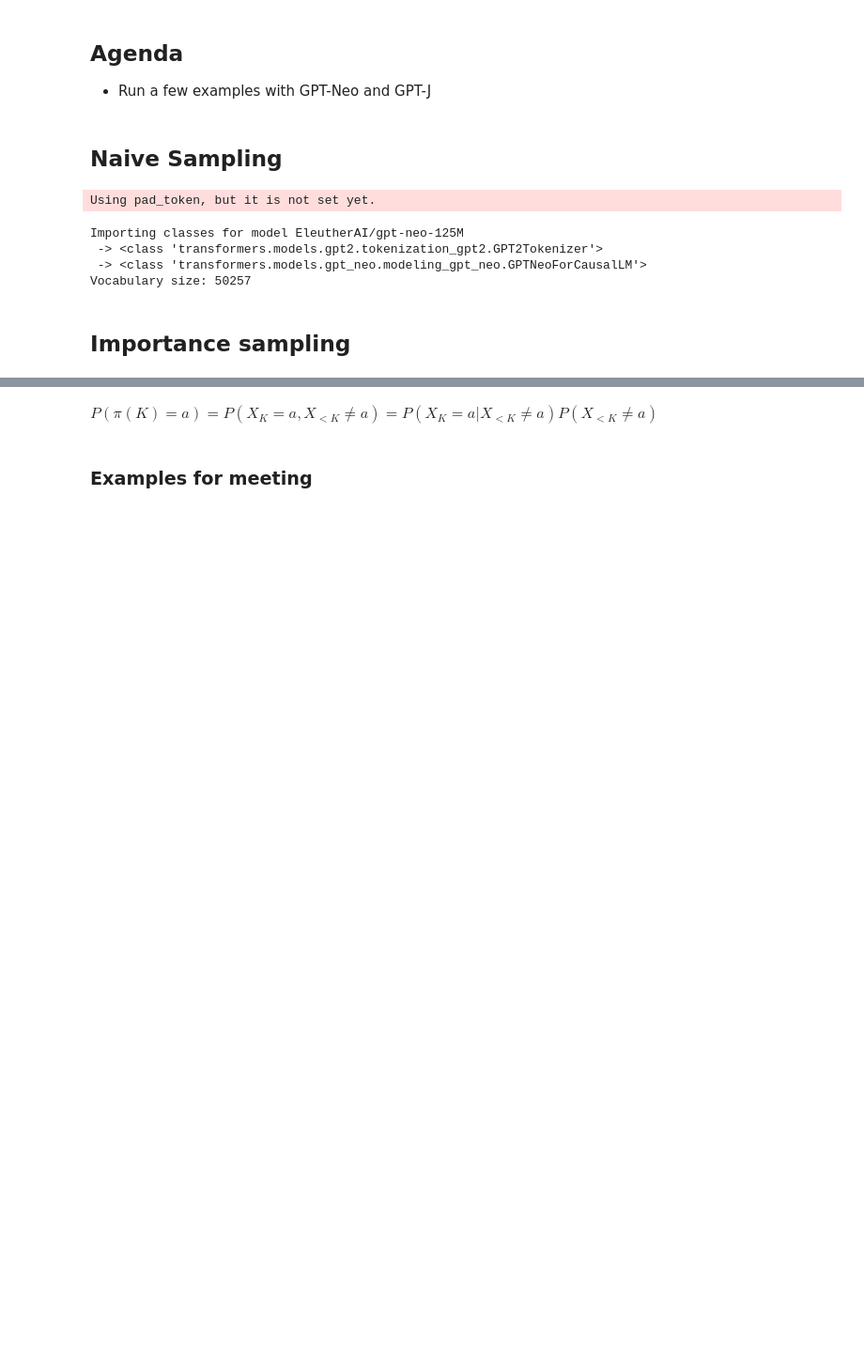
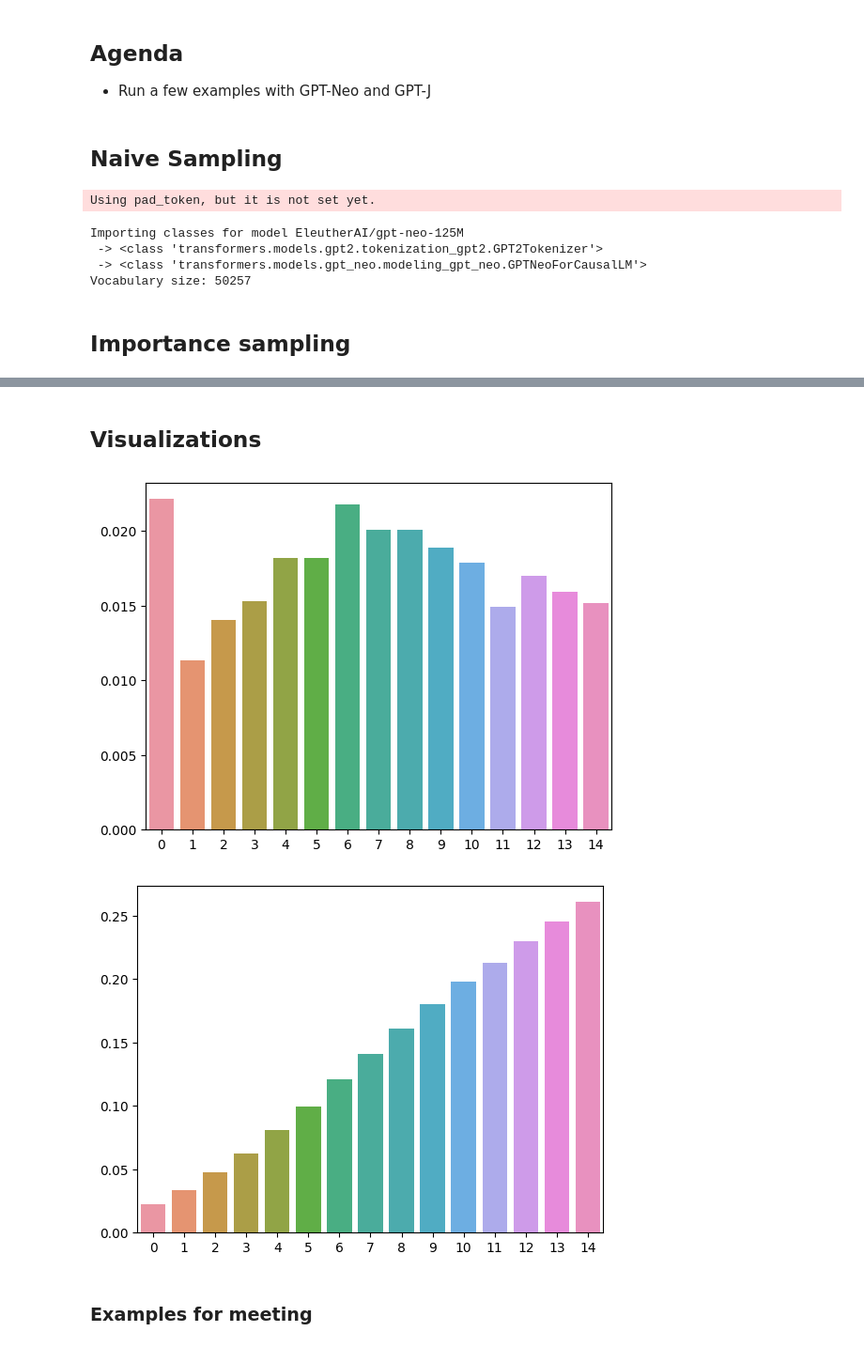
Before and after one commit to PastelBelem8/constrained-decoding, a Jupyter notebook: empirical-tests-2023-01-24.ipynb, the cells around one changed output, grey strips where cells are left out. Shown at 94% size. Saved outputs shown, nothing was run; the diff lists cells and outputs as text; code cells hidden in the pictures; blank space fills up the shorter version.

```diff
--- a/empirical-tests-2023-01-24.ipynb
+++ b/empirical-tests-2023-01-24.ipynb
@@ -69,0 +74,2 @@ sns.barplot(x=np.arange(len(hit_probs)), y=np.array(hit_probs))
+# %% [markdown]
+## Visualizations
@@ -70,3 +81,11 @@ sns.barplot(x=np.arange(len(hit_probs)), y=np.array(hit_probs))
+# %%
+sns.barplot(x=np.arange(len(hit_probs)), y=np.array(hit_probs))
+plt.show()
+sns.barplot(x=np.arange(len(hit_probs)), y=np.array(hit_probs).cumsum())
+plt.show()
+# %% [output]
+[figure, added]
+[figure, added]
 # %%
 def compute_mean_std(array, stepsize=5):
     means = []
@@ -88,8 +107,6 @@ def compute_mean_std(array, stepsize=5):
         ids.append(len(array))
 
     return means, stds, ids
-# %% [markdown]
-$P(\pi(K) = a) = P(X_K = a, X_{<K} \neq a) = P(X_K = a| X_{<K} \neq a) P(X_{<K} \neq a)$
 # %%
 input_str = "Hi, my name is"
 terms = ". . , ! ?"
```
Also changed, not shown: parts of 14 cells of this notebook, 4 other files.
